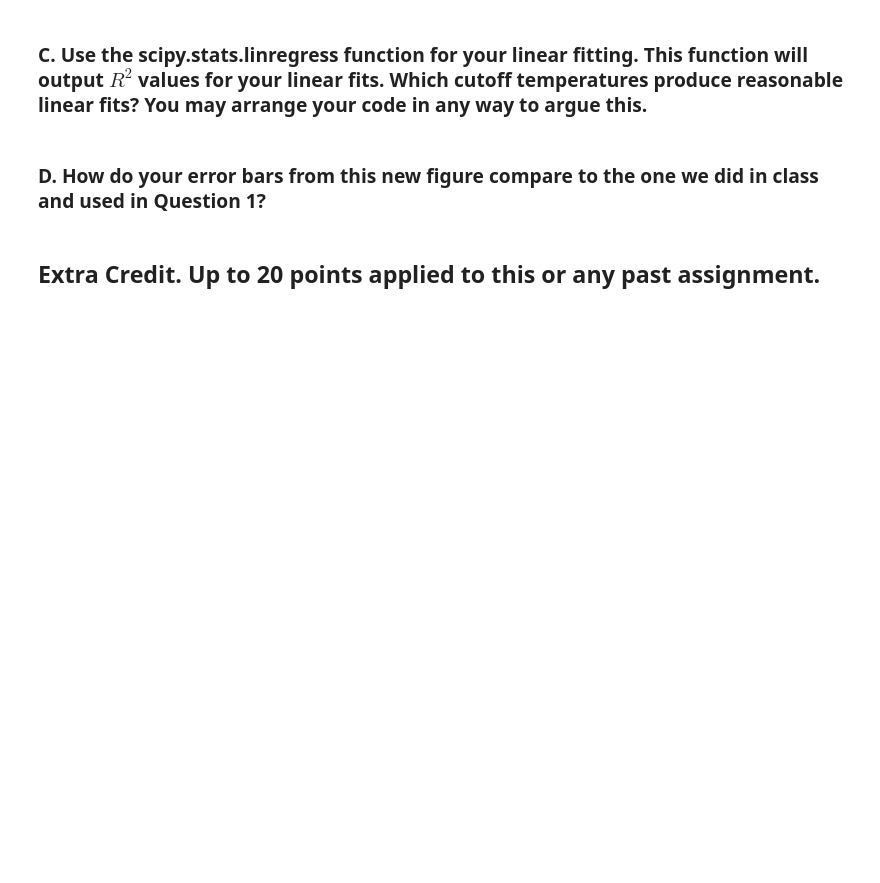
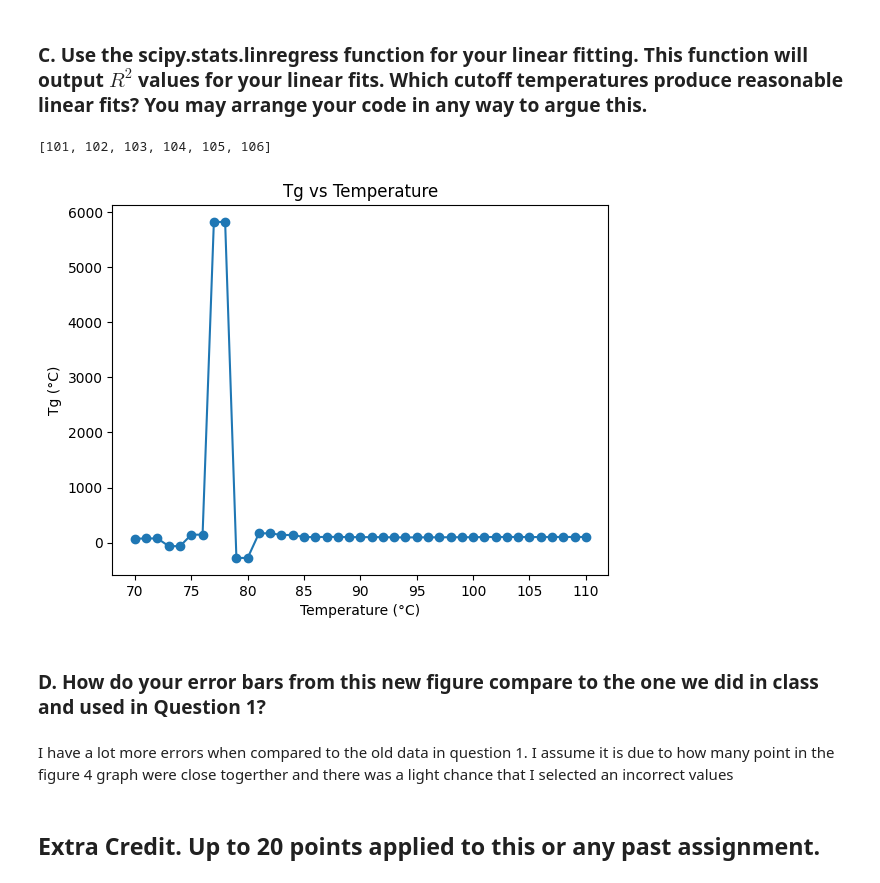
Before and after one commit to AngleKit/MSE7530Codes, a Jupyter notebook: Assignments/Assignment8.ipynb, the cells around one changed output. Drawn from its saved outputs; the diff is of its cells as text; code cells hidden in the pictures; blank space fills up the shorter version.

```diff
--- a/Assignments/Assignment8.ipynb
+++ b/Assignments/Assignment8.ipynb
@@ -181,7 +257,51 @@ plt.show()
 # %% [markdown]
 ### C. Use the scipy.stats.linregress function for your linear fitting. This function will output $R^2$ values for your linear fits. Which cutoff temperatures produce reasonable linear fits? You may arrange your code in any way to argue this.
+# %%
+from scipy.stats import linregress
+
+theory_tg_min = 70
+theory_tg_max = 110
+
+cutoffs = []
+apparent_tg_list = []
+good_cutoffs = []
+
+for cutoff in range(theory_tg_min, theory_tg_max + 1):
+
+    glass = PSdata[PSdata[0] < cutoff]
+    liquid = PSdata[PSdata[0] >= cutoff]
+
+    if len(glass) < 2 or len(liquid) < 2:
+        continue
+
+    g_fit = linregress(glass[0], glass[1])
+    l_fit = linregress(liquid[0], liquid[1])
+
+    mg, bg, r2g = g_fit.slope, g_fit.intercept, g_fit.rvalue**2
+    ml, bl, r2l = l_fit.slope, l_fit.intercept, l_fit.rvalue**2
+
+    if r2g > 0.9 and r2l > 0.9:
+        good_cutoffs.append(cutoff)
+
+    if mg != ml:
+        apparent_tg = (bl - bg) / (mg - ml)
+        cutoffs.append(cutoff)
+        apparent_tg_list.append(apparent_tg)
+
+print(good_cutoffs)
+
+plt.plot(cutoffs, apparent_tg_list, marker='o')
+plt.xlabel("Temperature (°C)")
+plt.ylabel("Tg (°C)")
+plt.title("Tg vs Temperature")
+plt.show()
+# %% [output]
+[101, 102, 103, 104, 105, 106]
+[figure, added]
 # %% [markdown]
 ### D. How do your error bars from this new figure compare to the one we did in class and used in Question 1?
+# %% [markdown]
+I have a lot more errors when compared to the old data in question 1. I assume it is due to how many point in the figure 4 graph were close togerther and there was a light chance that I selected an incorrect values
 # %% [markdown]
 ## Extra Credit. Up to 20 points applied to this or any past assignment.
 # %% [markdown]
```
Also changed, not shown: parts of 8 cells of this notebook.
